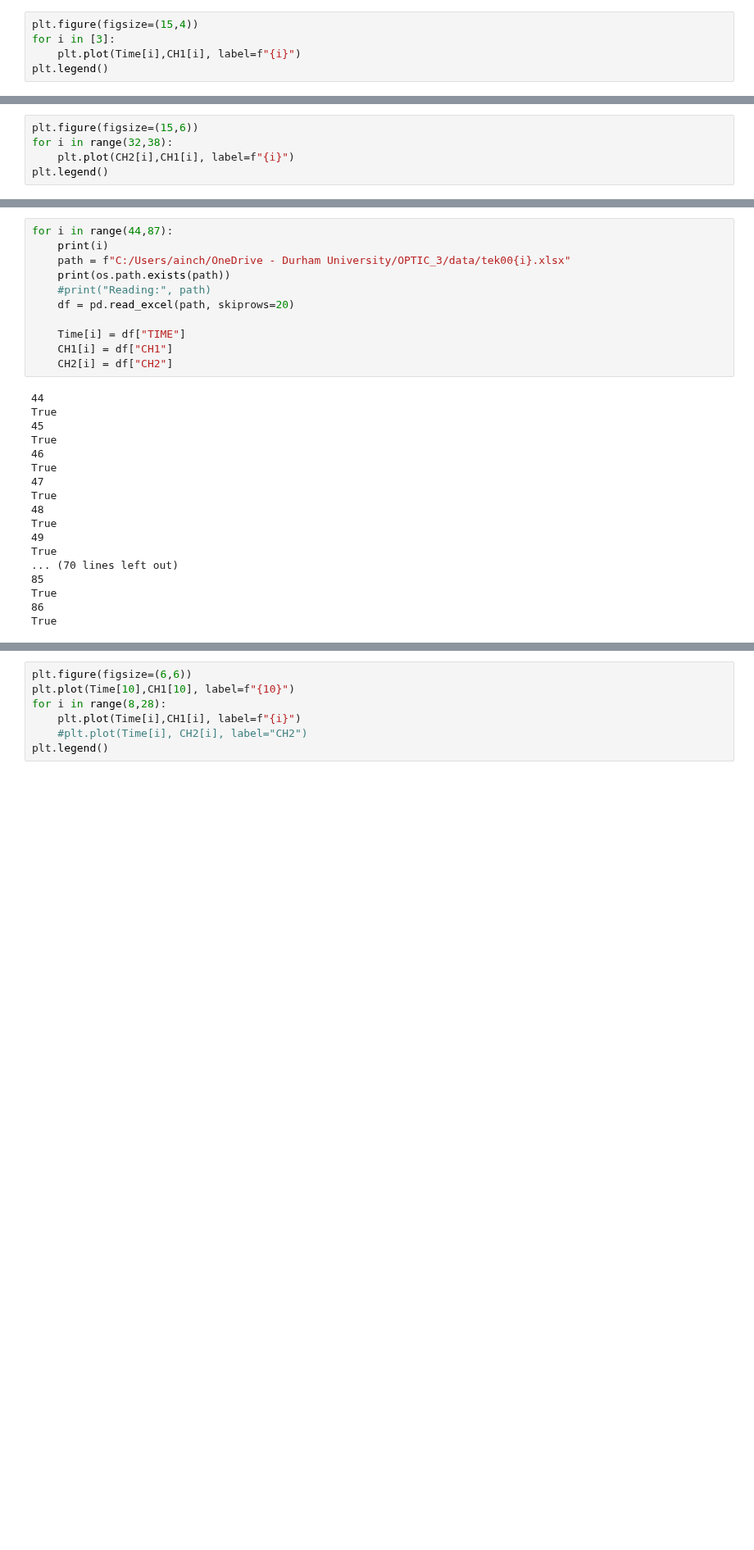
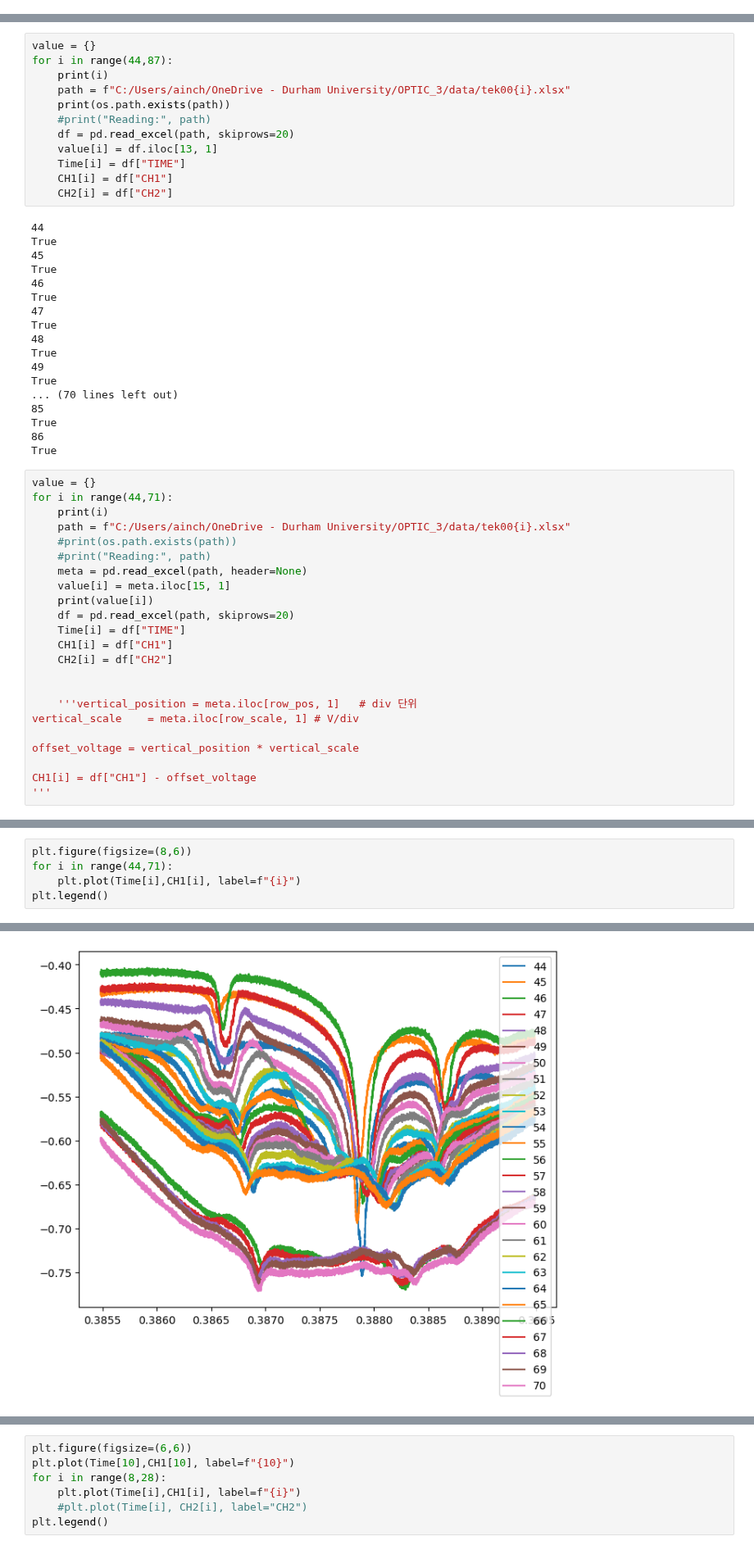
Before and after one commit to ain03-bit/Optics_3, a Jupyter notebook: 그래프.ipynb, the cells around one changed output, grey strips where cells are left out. Shown at 82% size. Cells and saved outputs as stored; diff of their text form; blank space fills up the shorter version.

```diff
--- a/그래프.ipynb
+++ b/그래프.ipynb
@@ -772,8 +765,3 @@ peaks: [0.56713969 0.43440487 0.57766194 0.86128005 0.4434791  0.68481514
 spacing: [-0.0643907   0.16400964  0.         -0.13609145  0.28555875 -0.18469554
   0.19076133]
 type: ['crossover', 'real', 'crossover', 'crossover', 'crossover', 'real', 'crossover', 'real']
-# %%
-plt.figure(figsize=(15,4))
-for i in [3]:
-    plt.plot(Time[i],CH1[i], label=f"{i}")
-plt.legend()
@@ -783,5 +767,0 @@ plt.legend()
-# %%
-plt.figure(figsize=(15,6))
-for i in range(32,38):
-    plt.plot(CH2[i],CH1[i], label=f"{i}")
-plt.legend()
@@ -791,11 +768,12 @@ plt.legend()
 # %%
+value = {}
 for i in range(44,87):
     print(i)
     path = f"C:/Users/ainch/OneDrive - Durham University/OPTIC_3/data/tek00{i}.xlsx"
     print(os.path.exists(path))
     #print("Reading:", path)
     df = pd.read_excel(path, skiprows=20)
-
+    value[i] = df.iloc[13, 1]
     Time[i] = df["TIME"]
     CH1[i] = df["CH1"]
     CH2[i] = df["CH2"]
@@ -817,3 +795,26 @@ True
 True
 86
 True
+# %%
+value = {}
+for i in range(44,71):
+    print(i)
+    path = f"C:/Users/ainch/OneDrive - Durham University/OPTIC_3/data/tek00{i}.xlsx"
+    #print(os.path.exists(path))
+    #print("Reading:", path)
+    meta = pd.read_excel(path, header=None)
+    value[i] = meta.iloc[15, 1]
+    print(value[i])
+    df = pd.read_excel(path, skiprows=20)
+    Time[i] = df["TIME"]
+    CH1[i] = df["CH1"]
+    CH2[i] = df["CH2"]
+
+
+    '''vertical_position = meta.iloc[row_pos, 1]   # div 단위
+vertical_scale    = meta.iloc[row_scale, 1] # V/div
+
+offset_voltage = vertical_position * vertical_scale
+
+CH1[i] = df["CH1"] - offset_voltage
+'''
@@ -819,0 +844,6 @@ True
+# %%
+plt.figure(figsize=(8,6))
+for i in range(44,71):
+    plt.plot(Time[i],CH1[i], label=f"{i}")
+plt.legend()
+# %% [output]
@@ -819,0 +851 @@ True
+[figure, added]
```
Also changed, not shown: parts of 28 cells of this notebook, 4 other files.
